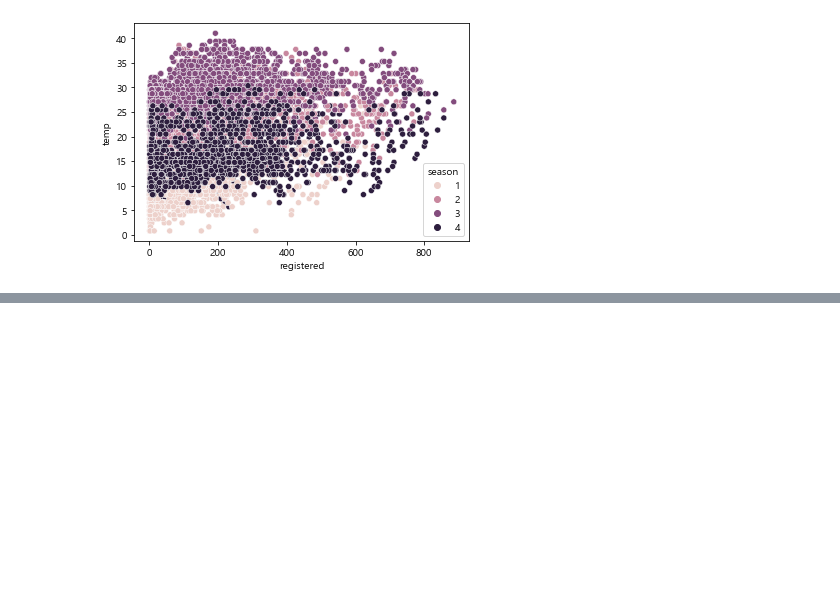
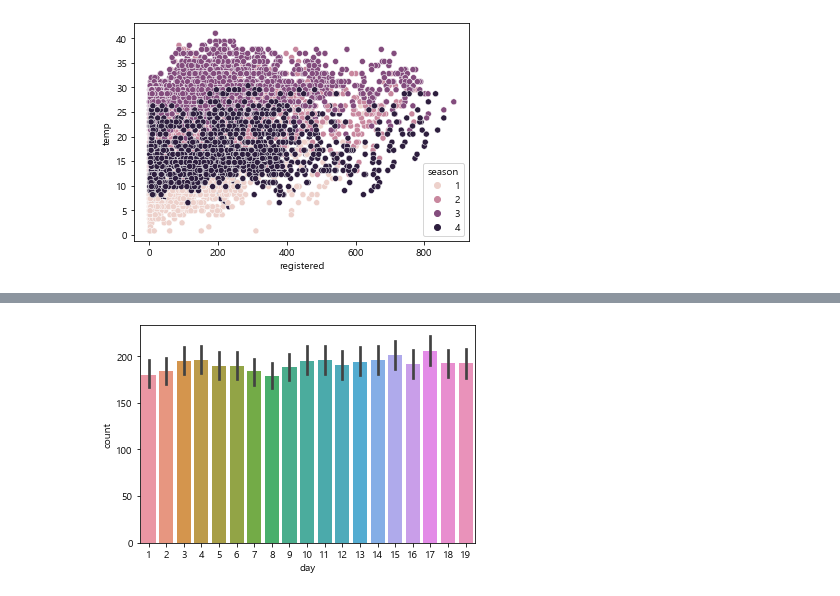
Before and after one commit to pillz9408/python, a Jupyter notebook: DataVisualize/seabornEx.ipynb, the cells around one changed output, grey strips where cells are left out. Cells and saved outputs as stored; diff of their text form; code cells hidden in the pictures; blank space fills up the shorter version.

```diff
--- a/DataVisualize/seabornEx.ipynb
+++ b/DataVisualize/seabornEx.ipynb
@@ -213,0 +280,5 @@ plt.show()
+# %%
+sns.barplot(data=bike,x='day',y='count')
+plt.show()
+# %% [output]
+[figure, added]
```
Also changed, not shown: parts of 25 cells of this notebook, 3 other files.
